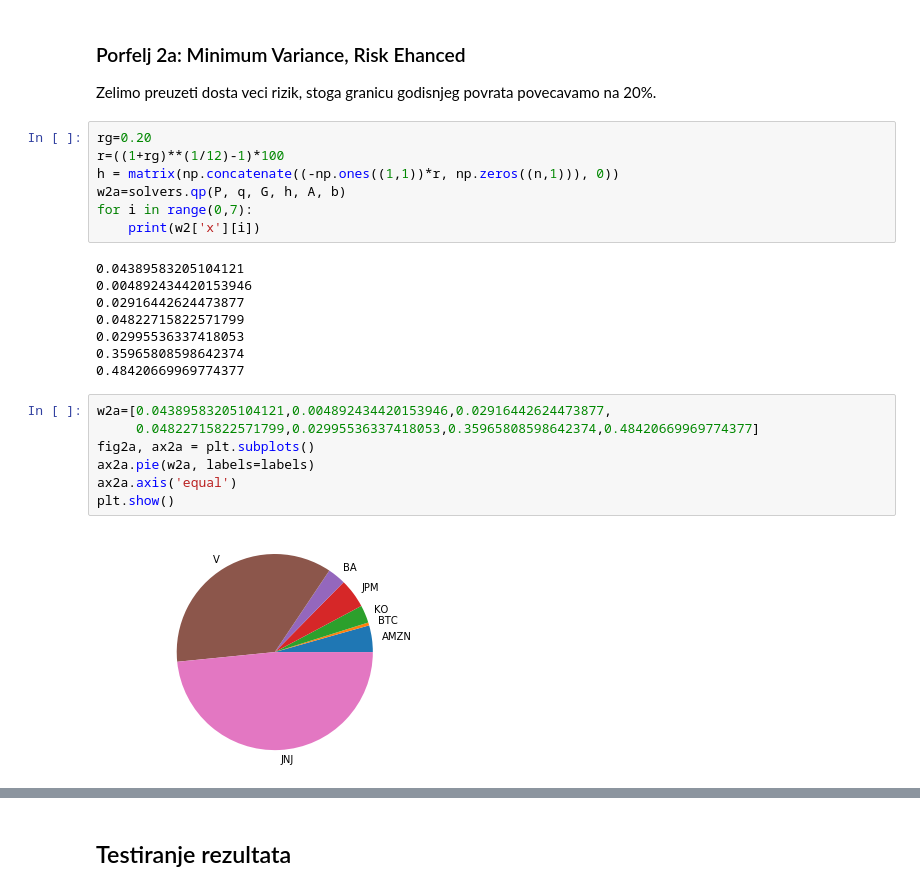
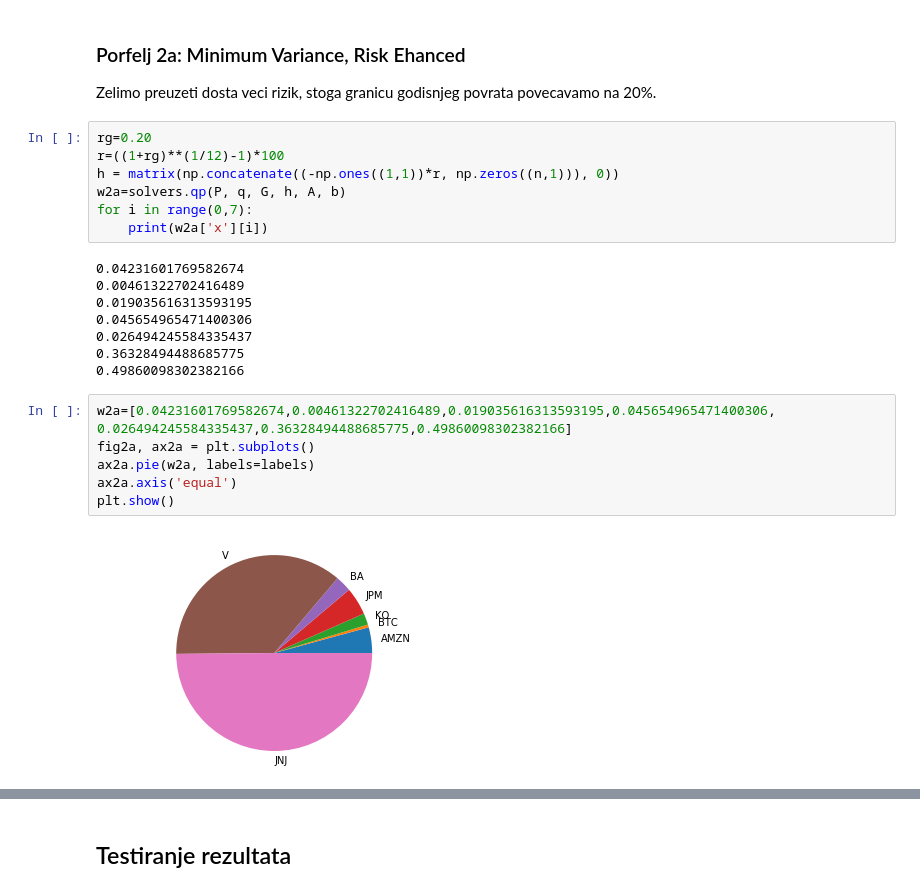
Before and after one commit to tibaris/Matematicki-softver, a Jupyter notebook: Zadaca 1.ipynb, the cells around one changed output, grey strips where cells are left out. Drawn from its saved outputs; the diff is of its cells as text.

```diff
--- a/Zadaca 1.ipynb
+++ b/Zadaca 1.ipynb
@@ -116,21 +116,21 @@ r=((1+rg)**(1/12)-1)*100
 h = matrix(np.concatenate((-np.ones((1,1))*r, np.zeros((n,1))), 0))
 w2a=solvers.qp(P, q, G, h, A, b)
 for i in range(0,7):
-    print(w2['x'][i])
+    print(w2a['x'][i])
 # %% [output]
-0.04389583205104121
-0.004892434420153946
-0.02916442624473877
-0.04822715822571799
-0.02995536337418053
-0.35965808598642374
-0.48420669969774377
+0.04231601769582674
+0.00461322702416489
+0.019035616313593195
+0.045654965471400306
+0.026494245584335437
+0.36328494488685775
+0.49860098302382166
 # %%
-w2a=[0.04389583205104121,0.004892434420153946,0.02916442624473877,
-     0.04822715822571799,0.02995536337418053,0.35965808598642374,0.48420669969774377]
+w2a=[0.04231601769582674,0.00461322702416489,0.019035616313593195,0.045654965471400306,
+0.026494245584335437,0.36328494488685775,0.49860098302382166]
 fig2a, ax2a = plt.subplots()
 ax2a.pie(w2a, labels=labels)
 ax2a.axis('equal')
 plt.show()
 # %% [output]
-[figure, old version]
+[figure, new version]
```
Also changed, not shown: parts of 8 cells of this notebook, 1 other file.
